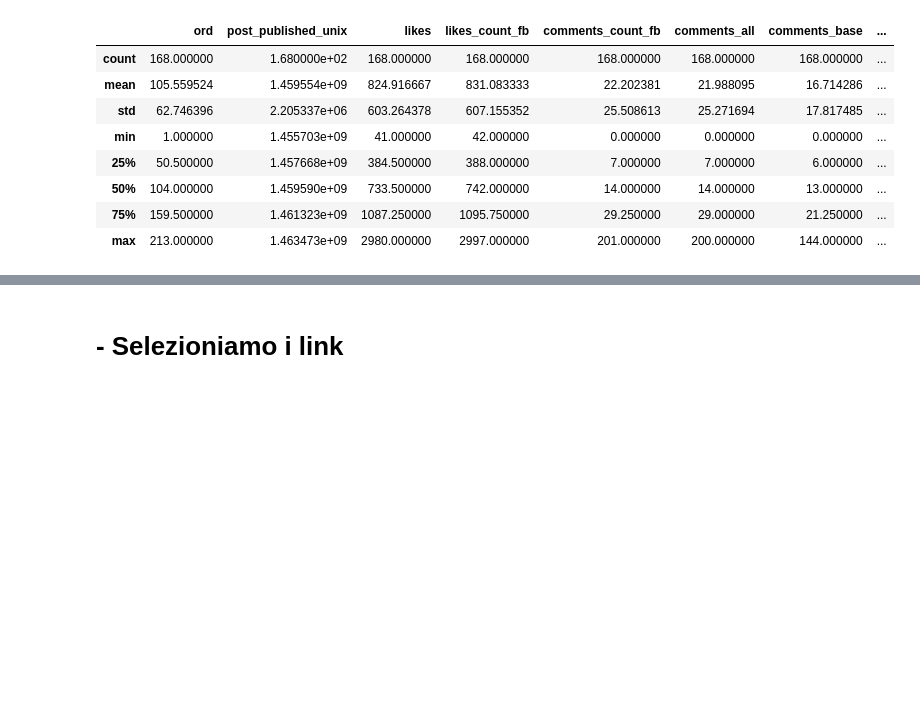
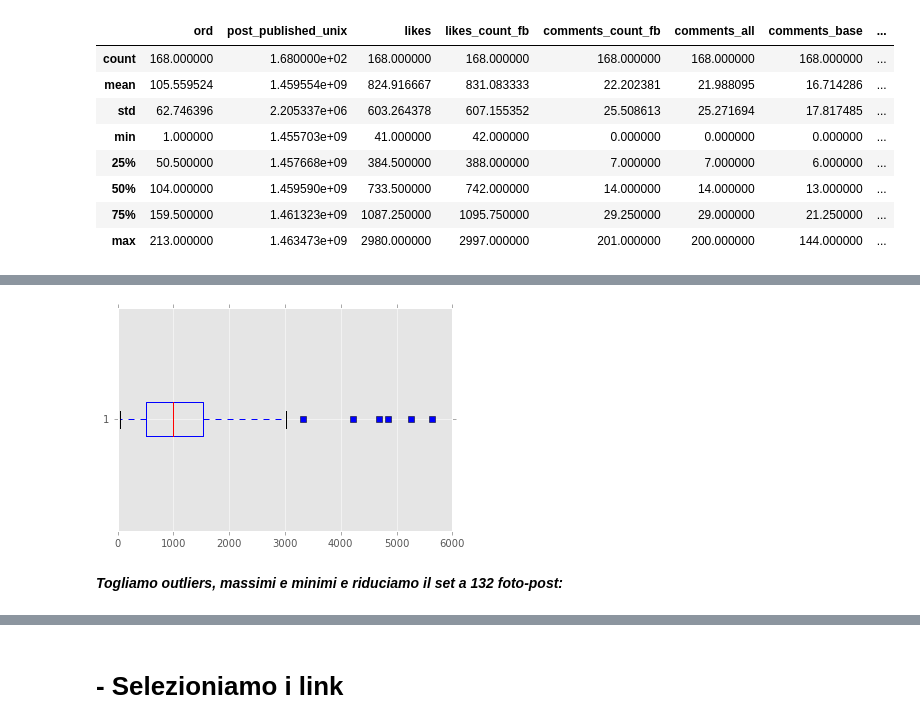
Before and after one commit to marcogoldin/data_science, a Jupyter notebook: mibact_facebook/MIBACT Facebook Fan Page - Post 17 feb - 17 maggio 2016.ipynb, the cells around one changed output, grey strips where cells are left out. Drawn from its saved outputs; the diff is of its cells as text; code cells hidden in the pictures; blank space fills up the shorter version.

```diff
--- a/mibact_facebook/MIBACT Facebook Fan Page - Post 17 feb - 17 maggio 2016.ipynb
+++ b/mibact_facebook/MIBACT Facebook Fan Page - Post 17 feb - 17 maggio 2016.ipynb
@@ -328,0 +282,11 @@ mib_photo.plot.scatter(x='likes', y='shares')
+# %%
+mib_fbphoto_engag = mib_photo['engagement']
+
+print(mib_fbphoto_engag.count(),"righe")
+
+photoeng_mean = mib_fbphoto_engag.mean()
+print("media =", photoeng_mean)
+photoeng_median = mib_fbphoto_engag.median()
+print("mediana =", photoeng_median)
+photoeng_std = mib_fbphoto_engag.std()
+print("deviazione standard =", photoeng_std)
@@ -328,0 +303,6 @@ mib_photo.plot.scatter(x='likes', y='shares')
+# %%
+photoeng_boxplt = plt.boxplot(mib_fbphoto_engag, 0, 'rs', 0)
+# %% [output]
+[figure, added]
+# %% [markdown]
+***Togliamo outliers, massimi e minimi e riduciamo il set a 132 foto-post:***
```
Also changed, not shown: parts of 42 cells of this notebook.
